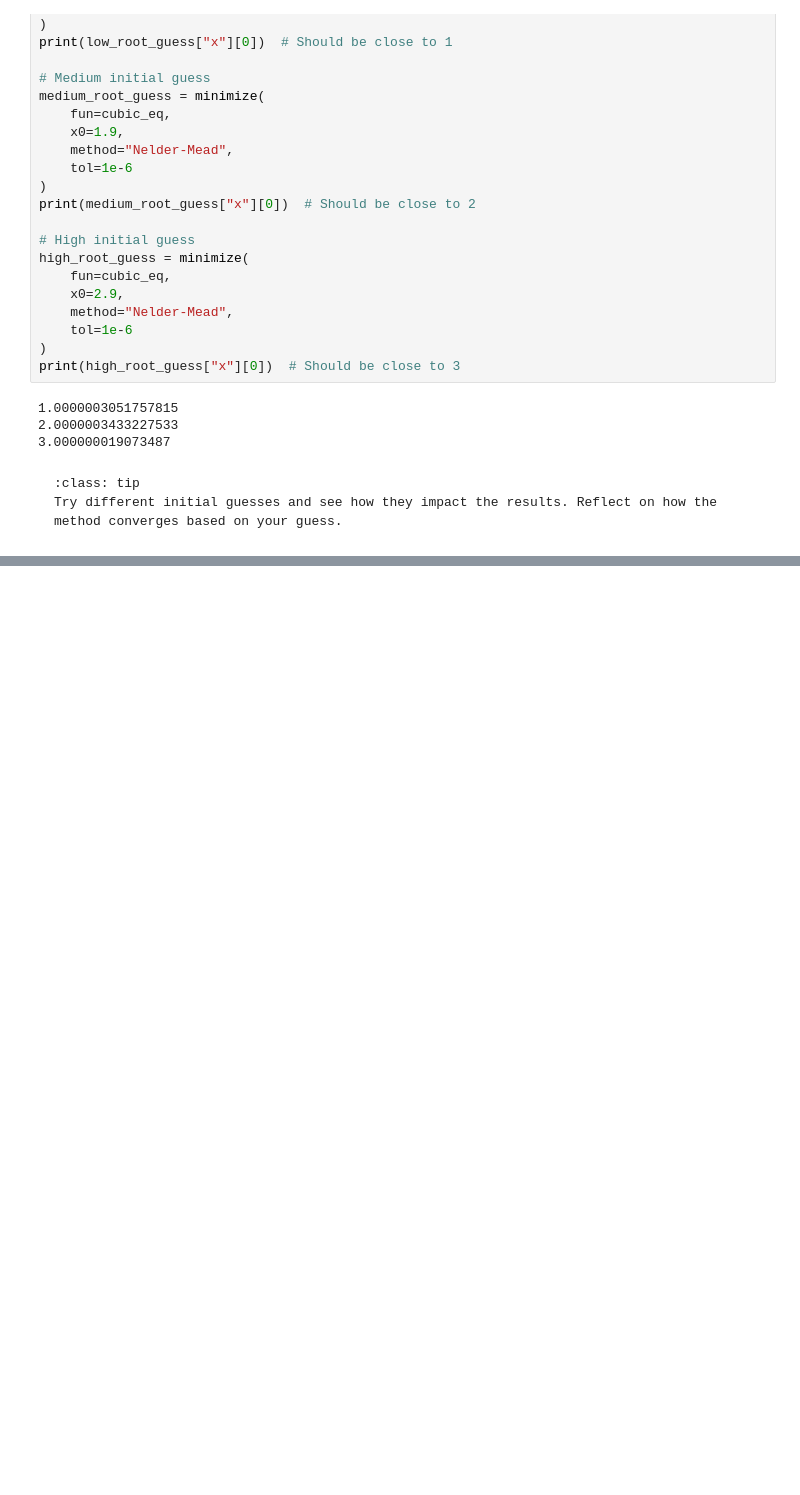
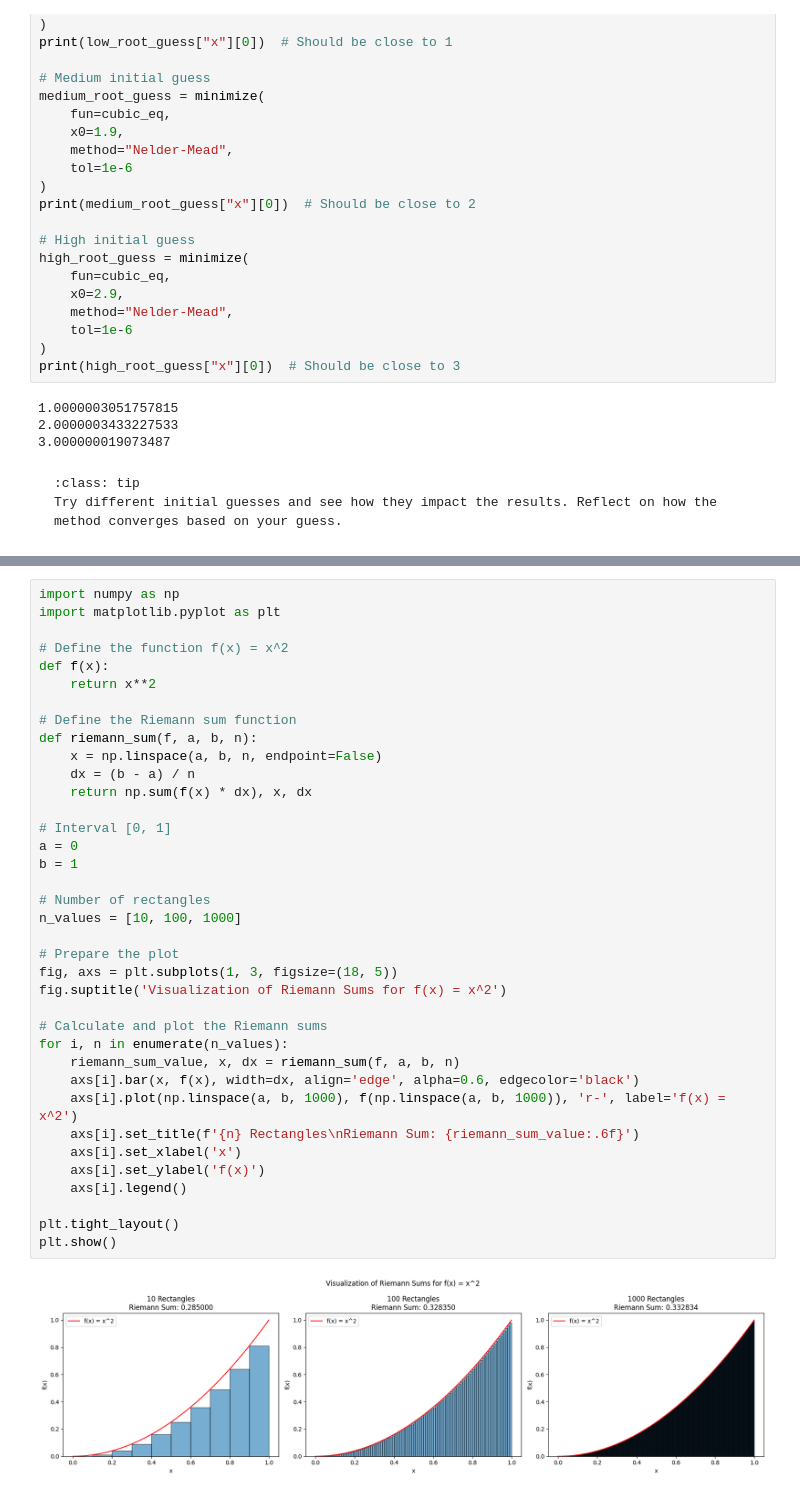
Before and after one commit to zzhenglab/comp-prob-solv, a Jupyter notebook: book/_build/jupyter_execute/week-02-num-method.ipynb, the cells around one changed output, grey strips where cells are left out. Drawn from its saved outputs; the diff is of its cells as text; blank space fills up the shorter version.

```diff
--- a/book/_build/jupyter_execute/week-02-num-method.ipynb
+++ b/book/_build/jupyter_execute/week-02-num-method.ipynb
@@ -190,0 +221,39 @@ Try different initial guesses and see how they impact the results. Reflect on ho
+# %%
+import numpy as np
+import matplotlib.pyplot as plt
+
+# Define the function f(x) = x^2
+def f(x):
+    return x**2
+
+# Define the Riemann sum function
+def riemann_sum(f, a, b, n):
+    x = np.linspace(a, b, n, endpoint=False)
+    dx = (b - a) / n
+    return np.sum(f(x) * dx), x, dx
+
+# Interval [0, 1]
+a = 0
+b = 1
+
+# Number of rectangles
+n_values = [10, 100, 1000]
+
+# Prepare the plot
+fig, axs = plt.subplots(1, 3, figsize=(18, 5))
+fig.suptitle('Visualization of Riemann Sums for f(x) = x^2')
+
+# Calculate and plot the Riemann sums
+for i, n in enumerate(n_values):
+    riemann_sum_value, x, dx = riemann_sum(f, a, b, n)
+    axs[i].bar(x, f(x), width=dx, align='edge', alpha=0.6, edgecolor='black')
+    axs[i].plot(np.linspace(a, b, 1000), f(np.linspace(a, b, 1000)), 'r-', label='f(x) = x^2')
+    axs[i].set_title(f'{n} Rectangles\nRiemann Sum: {riemann_sum_value:.6f}')
+    axs[i].set_xlabel('x')
+    axs[i].set_ylabel('f(x)')
+    axs[i].legend()
+
+plt.tight_layout()
+plt.show()
+# %% [output]
+[figure, added]
```
Also changed, not shown: parts of 1 cell of this notebook, 7 other files.
